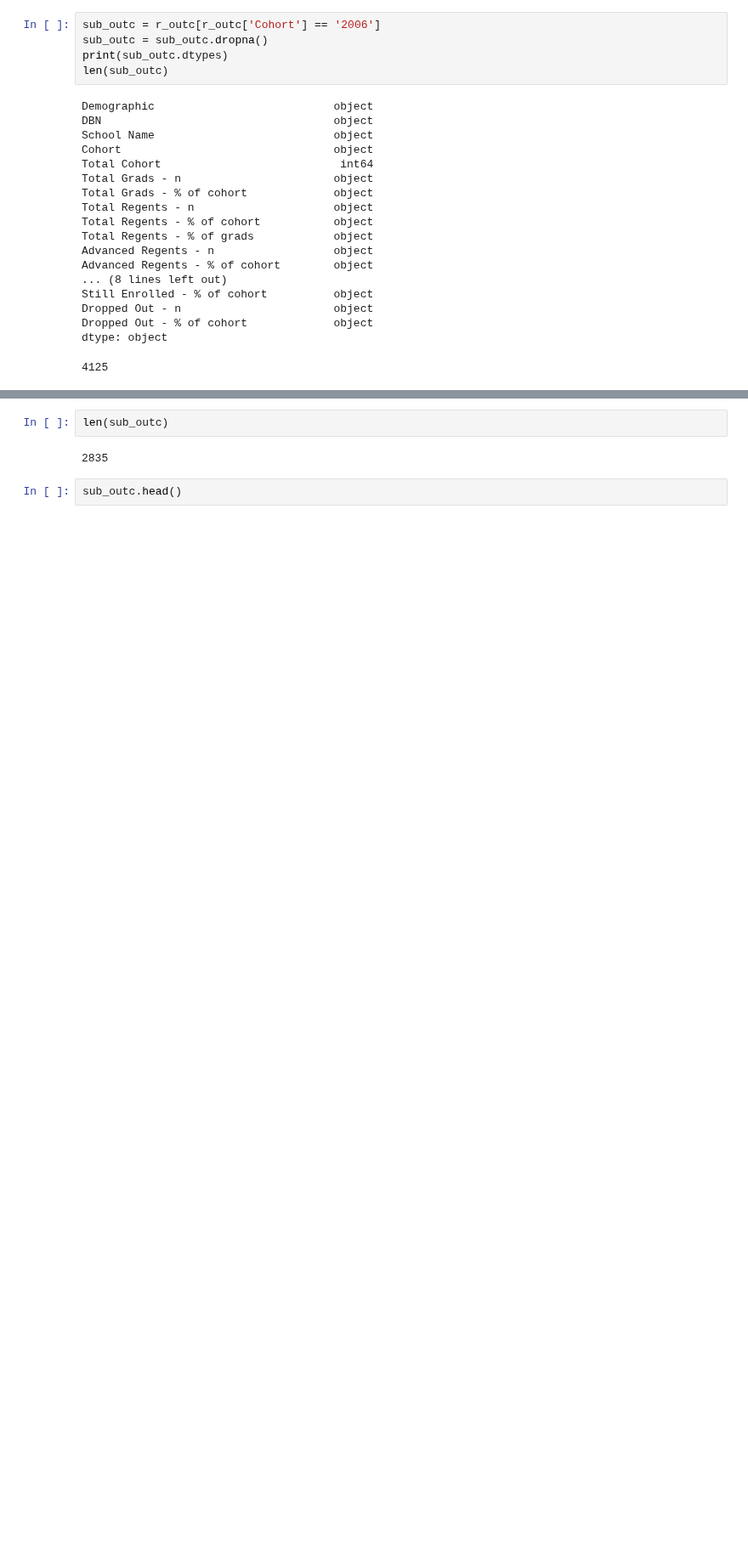
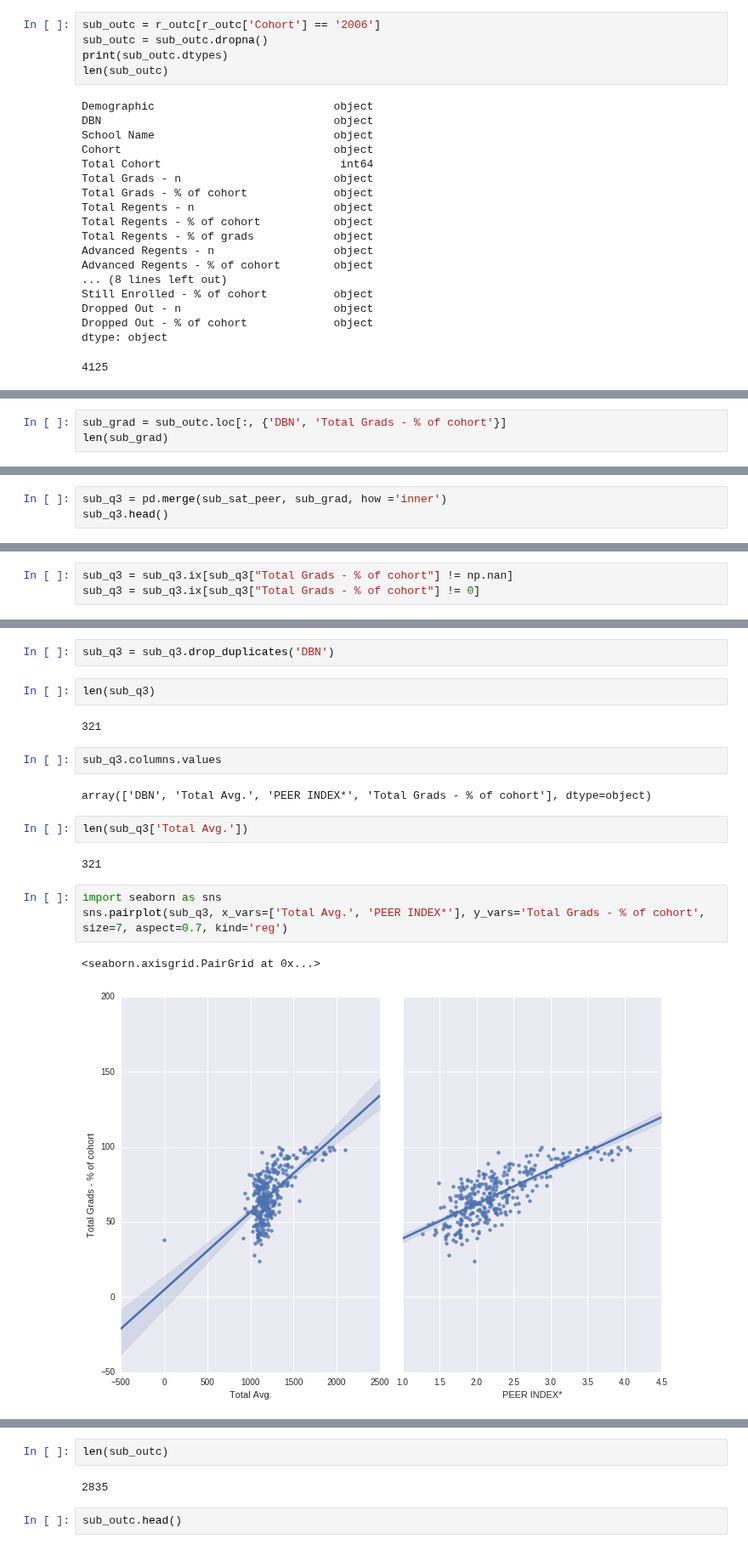
Before and after one commit to ckyko/CSC59970Project, a Jupyter notebook: school_scores.ipynb, the cells around one changed output, grey strips where cells are left out. Shown at 85% size. Drawn from its saved outputs; the diff is of its cells as text; blank space fills up the shorter version.

```diff
--- a/school_scores.ipynb
+++ b/school_scores.ipynb
@@ -290,0 +307,3 @@ sub_sat.head()
+# %%
+sub_grad = sub_outc.loc[:, {'DBN', 'Total Grads - % of cohort'}]
+len(sub_grad)
@@ -290,0 +321,3 @@ sub_sat.head()
+# %%
+sub_q3 = pd.merge(sub_sat_peer, sub_grad, how ='inner')
+sub_q3.head()
@@ -290,0 +335,3 @@ sub_sat.head()
+# %%
+sub_q3 = sub_q3.ix[sub_q3["Total Grads - % of cohort"] != np.nan]
+sub_q3 = sub_q3.ix[sub_q3["Total Grads - % of cohort"] != 0]
@@ -290,0 +366,20 @@ sub_sat.head()
+# %%
+sub_q3 = sub_q3.drop_duplicates('DBN')
+# %%
+len(sub_q3)
+# %% [output]
+321
+# %%
+sub_q3.columns.values
+# %% [output]
+array(['DBN', 'Total Avg.', 'PEER INDEX*', 'Total Grads - % of cohort'], dtype=object)
+# %%
+len(sub_q3['Total Avg.'])
+# %% [output]
+321
+# %%
+import seaborn as sns
+sns.pairplot(sub_q3, x_vars=['Total Avg.', 'PEER INDEX*'], y_vars='Total Grads - % of cohort', size=7, aspect=0.7, kind='reg')
+# %% [output]
+<seaborn.axisgrid.PairGrid at 0x...>
+[figure, added]
```
Also changed, not shown: parts of 30 cells of this notebook.
